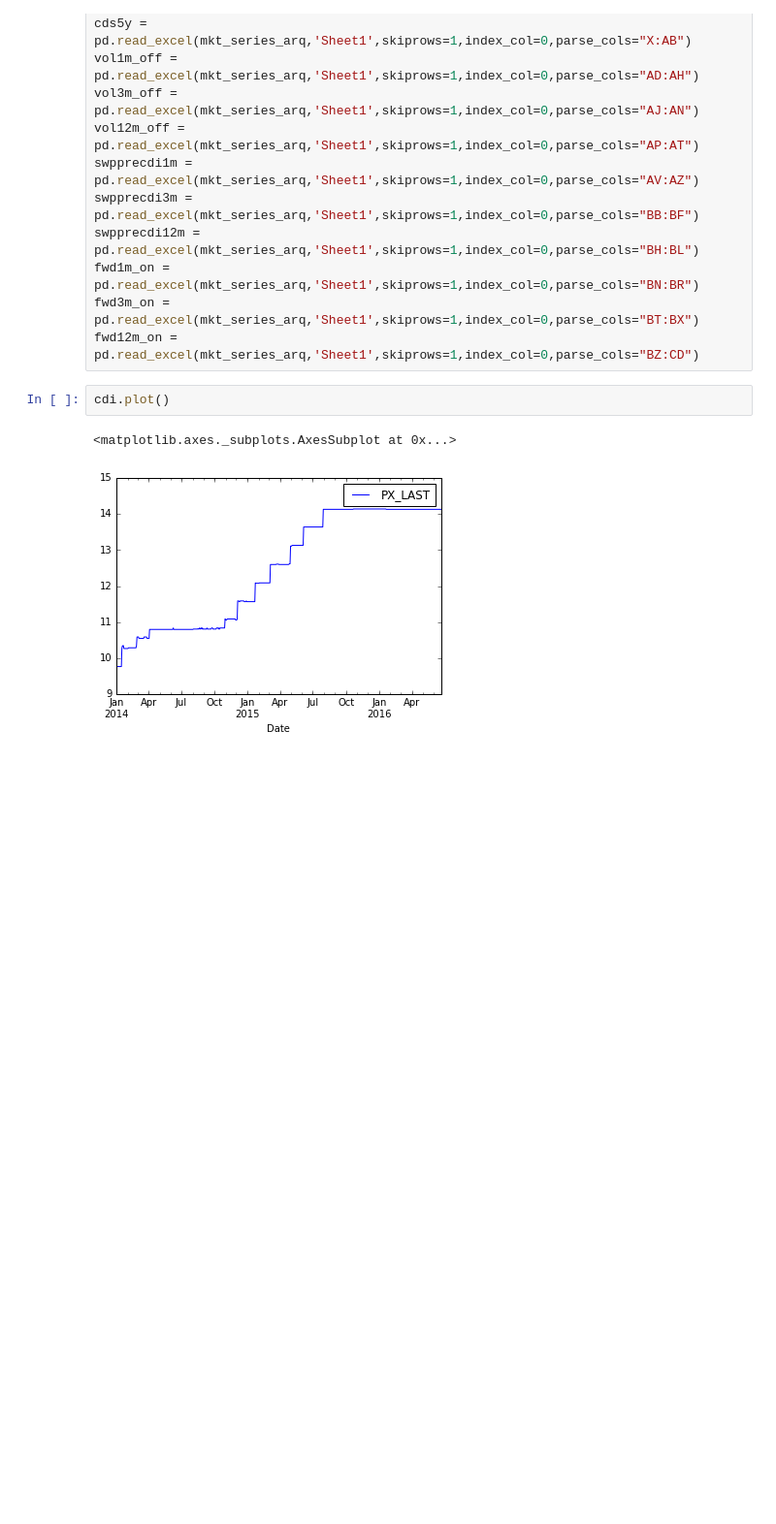
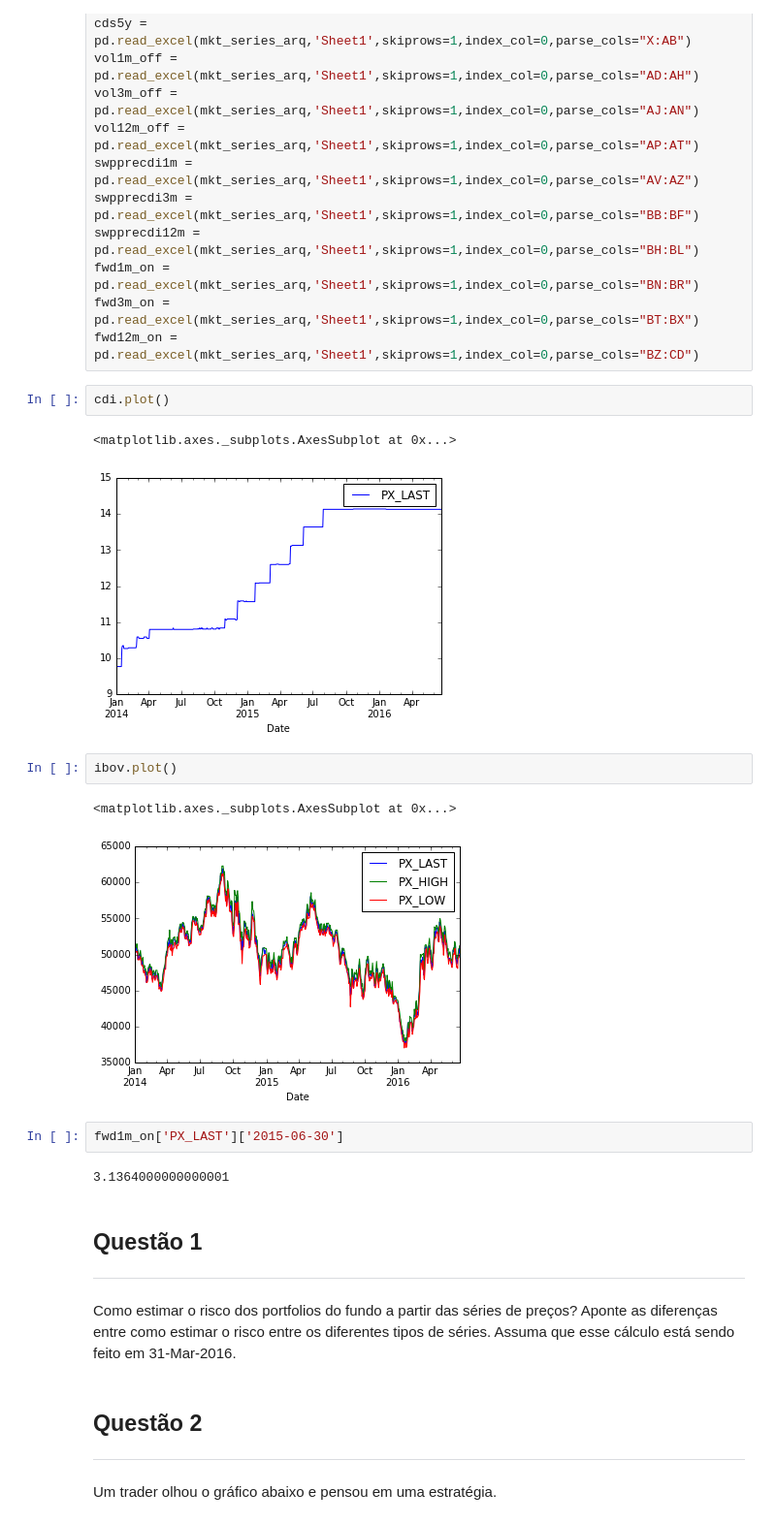
Before and after one commit to fagan2888/PricingHedging_Prova2, a Jupyter notebook: Prova2.ipynb, the cells around one changed output. Shown at 97% size. Saved outputs shown, nothing was run; the diff lists cells and outputs as text; blank space fills up the shorter version.

```diff
--- a/Prova2.ipynb
+++ b/Prova2.ipynb
@@ -44,3 +44,23 @@ cdi.plot()
 # %% [output]
 <matplotlib.axes._subplots.AxesSubplot at 0x...>
 [figure]
+# %%
+ibov.plot()
+# %% [output]
+<matplotlib.axes._subplots.AxesSubplot at 0x...>
+[figure, added]
+# %%
+fwd1m_on['PX_LAST']['2015-06-30']
+# %% [output]
+3.1364000000000001
+# %% [markdown]
+## Questão 1
+___
+# %% [markdown]
+Como estimar o risco dos portfolios do fundo a partir das séries de preços? Aponte as diferenças entre como
+estimar o risco entre os diferentes tipos de séries. Assuma que esse cálculo está sendo feito em 31-Mar-2016.
+# %% [markdown]
+## Questão 2
+___
+# %% [markdown]
+Um trader olhou o gráfico abaixo e pensou em uma estratégia.
```
Also changed, not shown: parts of 23 cells of this notebook.
